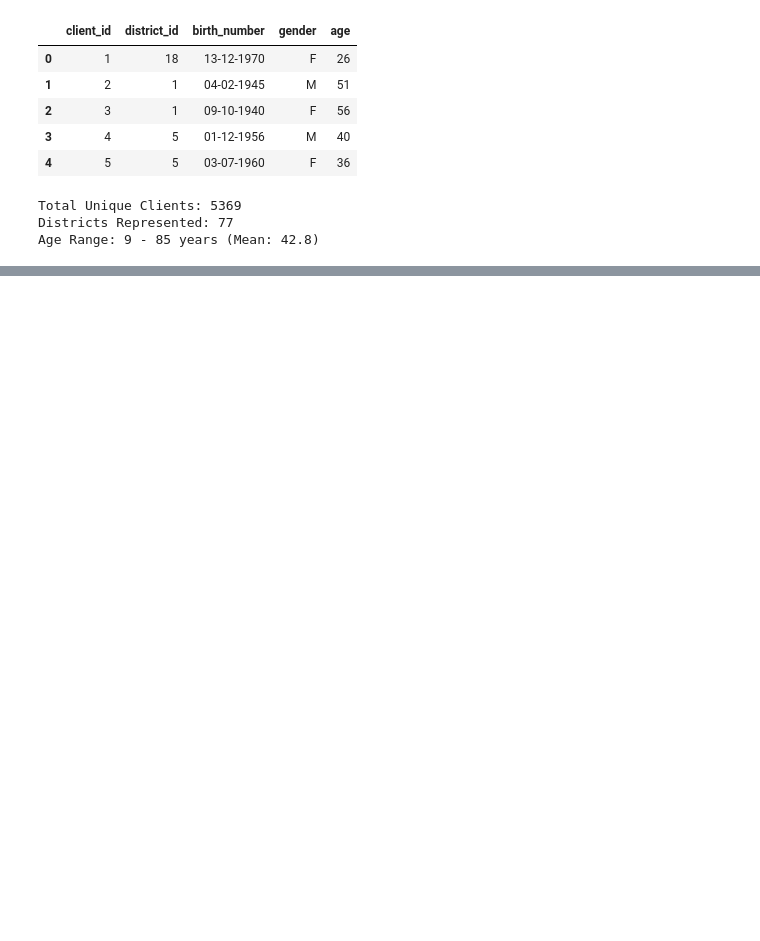
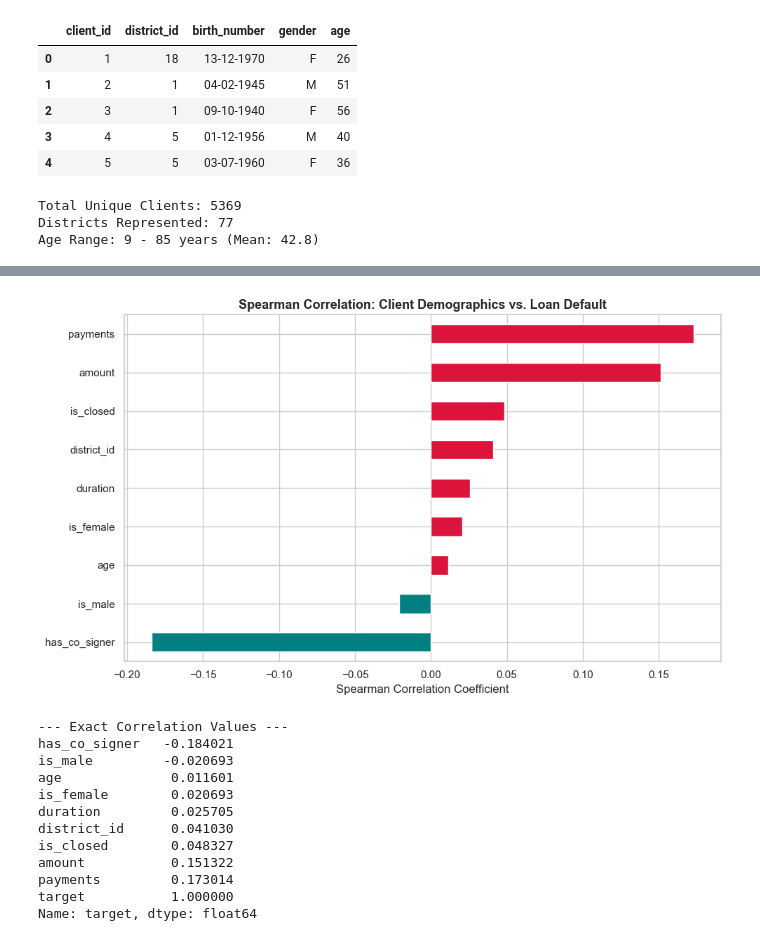
Before and after one commit to omdaelsfa7/CAE-Intern, a Jupyter notebook: project/EDA/Client_EDA.ipynb, the cells around one changed output, grey strips where cells are left out. Cells and saved outputs as stored; diff of their text form; code cells hidden in the pictures; blank space fills up the shorter version.

```diff
--- a/project/EDA/Client_EDA.ipynb
+++ b/project/EDA/Client_EDA.ipynb
@@ -104,0 +176,35 @@ Passing `palette` without assigning `hue` is deprecated and will be removed in v
+# %%
+# 1. Isolate numeric columns for correlation analysis
+numeric_cols = loan_clients.select_dtypes(include=[np.number]).columns
+
+# 2. Compute Spearman rank correlation against target
+client_corr = loan_clients[numeric_cols].corr(method='spearman')['target'].sort_values()
+
+# 3. Plot horizontal bar chart (excluding the target itself)
+plt.figure(figsize=(10, 6))
+client_corr.drop('target', errors='ignore').plot(
+    kind='barh',
+    color=np.where(client_corr.drop('target', errors='ignore') > 0, 'crimson', 'teal')
+)
+plt.title('Spearman Correlation: Client Demographics vs. Loan Default', fontsize=13, fontweight='bold')
+plt.xlabel('Spearman Correlation Coefficient')
+plt.tight_layout()
+plt.show()
+
+# 4. Print exact correlation values
+print("\n--- Exact Correlation Values ---")
+print(client_corr)
+# %% [output]
+[figure, added]
+--- Exact Correlation Values ---
+has_co_signer   -0.184021
+is_male         -0.020693
+age              0.011601
+is_female        0.020693
+duration         0.025705
+district_id      0.041030
+is_closed        0.048327
+amount           0.151322
+payments         0.173014
+target           1.000000
+Name: target, dtype: float64
```
Also changed, not shown: parts of 7 cells of this notebook, 9 other files.
